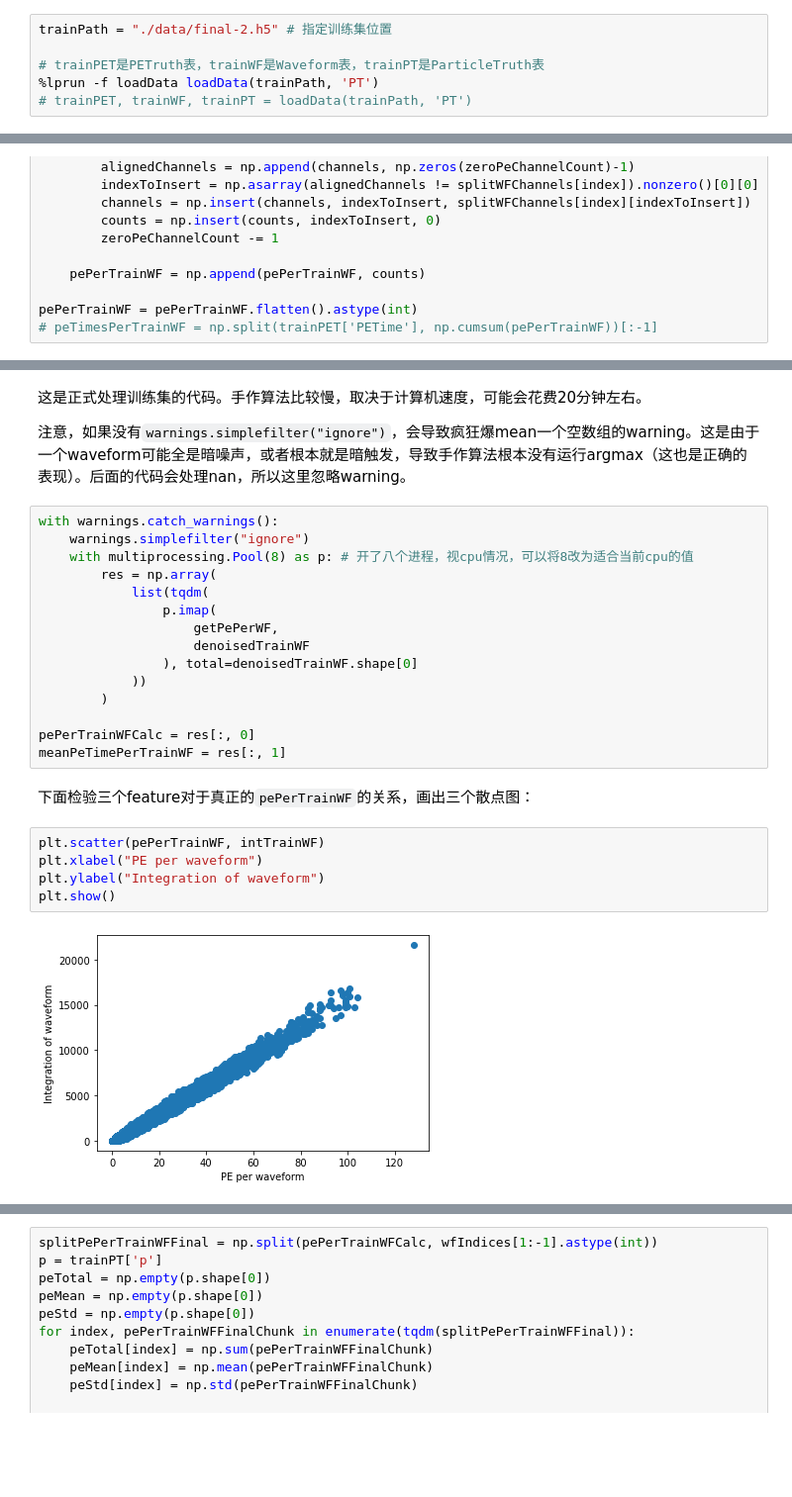
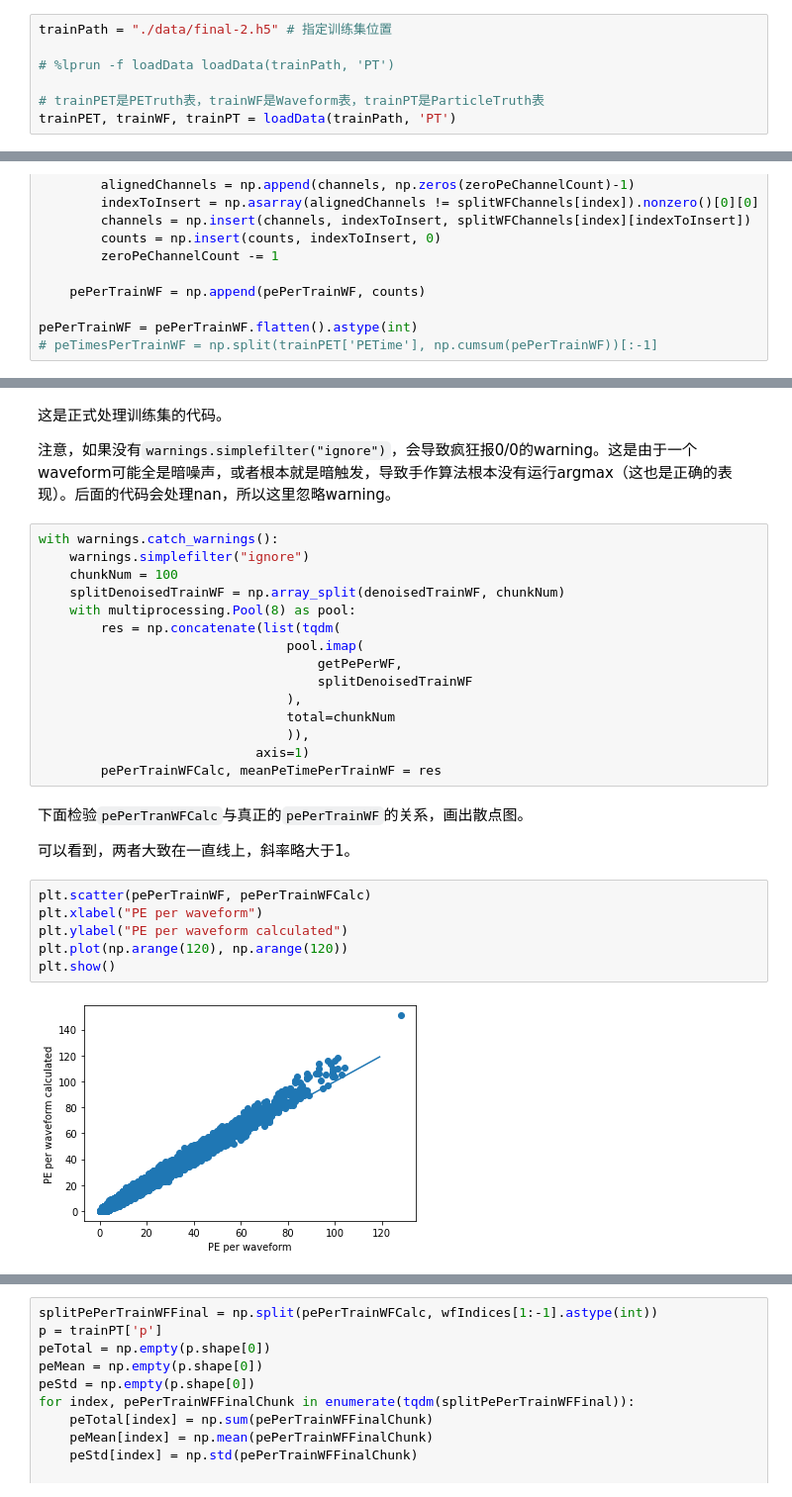
Before and after one commit to haimengzhao/juno-reconstruction, a Jupyter notebook: model.ipynb, the cells around one changed output, grey strips where cells are left out. Shown at 99% size. Saved outputs shown, nothing was run; the diff lists cells and outputs as text; blank space fills up the shorter version.

```diff
--- a/model.ipynb
+++ b/model.ipynb
@@ -26,9 +45,10 @@ import lightgbm as lgb # 训练决策树使用的包
 # %%
 trainPath = "./data/final-2.h5" # 指定训练集位置
 
+# %lprun -f loadData loadData(trainPath, 'PT')
+
 # trainPET是PETruth表，trainWF是Waveform表，trainPT是ParticleTruth表
-%lprun -f loadData loadData(trainPath, 'PT')
-# trainPET, trainWF, trainPT = loadData(trainPath, 'PT')
+trainPET, trainWF, trainPT = loadData(trainPath, 'PT')
 # %% [output]
 Structure of data:
 <HDF5 dataset "PETruth": shape (9137011,), type "|V20"> PETruth /PETruth
@@ -138,28 +144,31 @@ NameError: name 'pePerTrainWF' is not defined
 # %% [markdown]
-这是正式处理训练集的代码。手作算法比较慢，取决于计算机速度，可能会花费20分钟左右。
+这是正式处理训练集的代码。
 
-注意，如果没有`warnings.simplefilter("ignore")`，会导致疯狂爆mean一个空数组的warning。这是由于一个waveform可能全是暗噪声，或者根本就是暗触发，导致手作算法根本没有运行argmax（这也是正确的表现）。后面的代码会处理nan，所以这里忽略warning。
+注意，如果没有`warnings.simplefilter("ignore")`，会导致疯狂报0/0的warning。这是由于一个waveform可能全是暗噪声，或者根本就是暗触发，导致手作算法根本没有运行argmax（这也是正确的表现）。后面的代码会处理nan，所以这里忽略warning。
 # %%
 with warnings.catch_warnings():
     warnings.simplefilter("ignore")
-    with multiprocessing.Pool(8) as p: # 开了八个进程，视cpu情况，可以将8改为适合当前cpu的值
-        res = np.array(
-            list(tqdm(
-                p.imap(
-                    getPePerWF,
-                    denoisedTrainWF
-                ), total=denoisedTrainWF.shape[0]
-            ))
-        )
-
-pePerTrainWFCalc = res[:, 0]
-meanPeTimePerTrainWF = res[:, 1]
+    chunkNum = 100
+    splitDenoisedTrainWF = np.array_split(denoisedTrainWF, chunkNum)
+    with multiprocessing.Pool(8) as pool:
+        res = np.concatenate(list(tqdm(
+                                pool.imap(
+                                    getPePerWF,
+                                    splitDenoisedTrainWF
+                                ),
+                                total=chunkNum
+                                )),
+                            axis=1)
+        pePerTrainWFCalc, meanPeTimePerTrainWF = res
-# %% [markdown]
-下面检验三个feature对于真正的`pePerTrainWF`的关系，画出三个散点图：
+# %% [markdown]
+下面检验`pePerTranWFCalc`与真正的`pePerTrainWF`的关系，画出散点图。
+
+可以看到，两者大致在一直线上，斜率略大于1。
 # %%
-plt.scatter(pePerTrainWF, intTrainWF)
+plt.scatter(pePerTrainWF, pePerTrainWFCalc)
 plt.xlabel("PE per waveform")
-plt.ylabel("Integration of waveform")
+plt.ylabel("PE per waveform calculated")
+plt.plot(np.arange(120), np.arange(120))
 plt.show()
 # %% [output]
-[figure, old version]
+[figure, new version]
```
Also changed, not shown: parts of 34 cells of this notebook, 6 other files.
